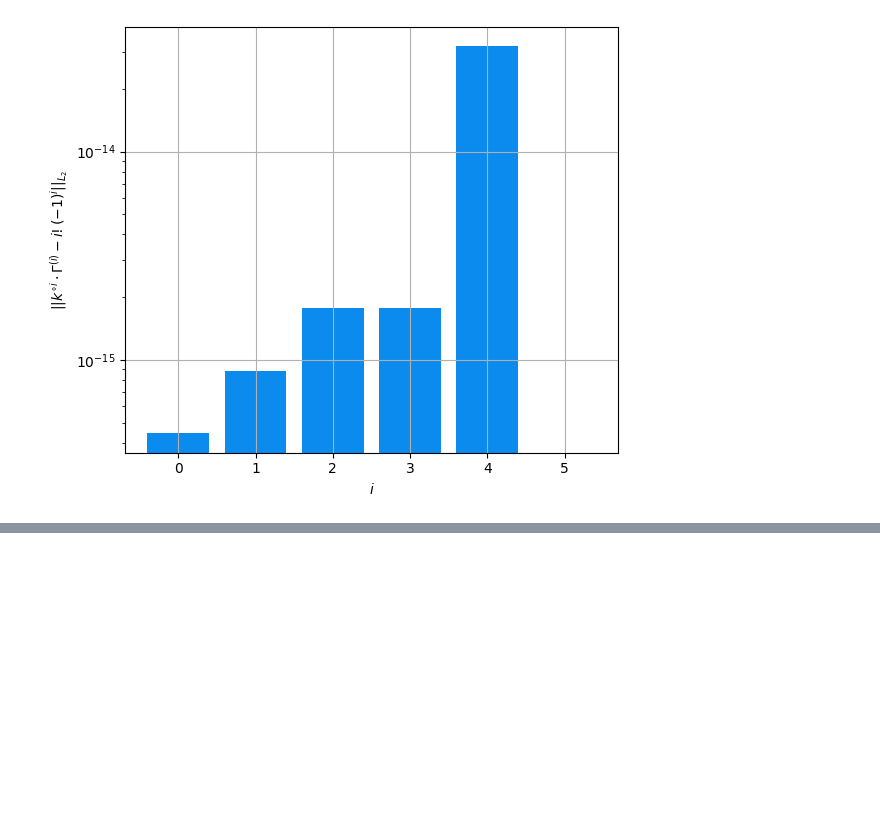
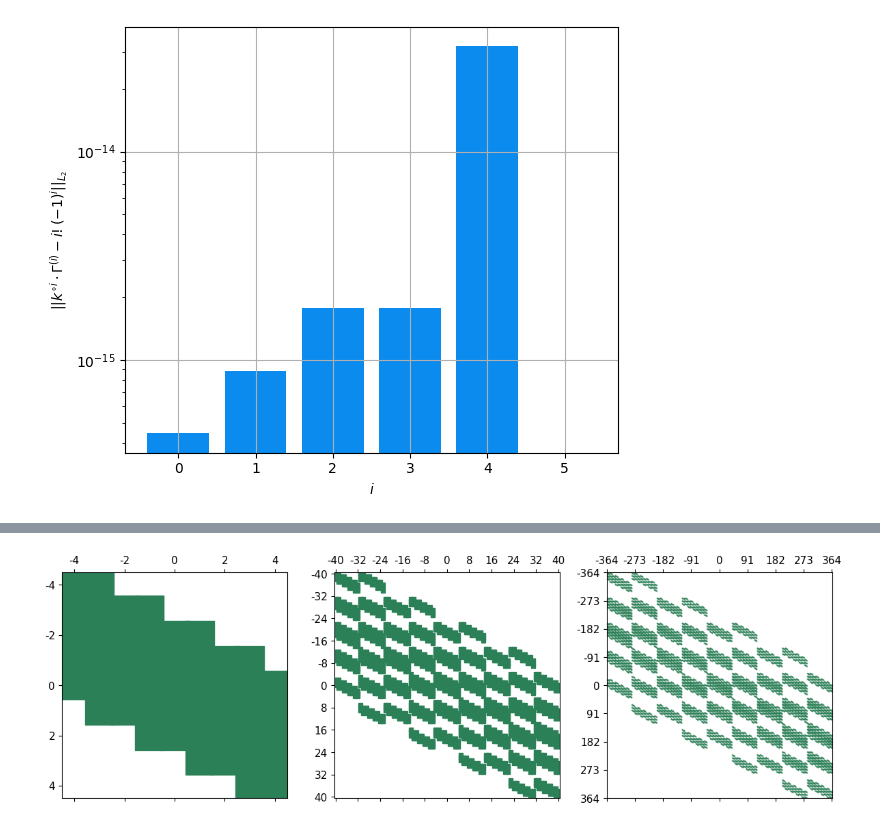
Before and after one commit to JonasErbesdobler/PyWVLTConCoeff, a Jupyter notebook: notebooks/debug.ipynb, the cells around one changed output, grey strips where cells are left out. Drawn from its saved outputs; the diff is of its cells as text; code cells hidden in the pictures; blank space fills up the shorter version.

```diff
--- a/notebooks/debug.ipynb
+++ b/notebooks/debug.ipynb
@@ -258,0 +518,27 @@ plt.plot(test[0])
+# %%
+from matplotlib import rcParams
+rcParams.update({'font.size': 11})
+
+fig, ax = plt.subplots(1, 3, figsize=(12, 4))
+ax[0].spy(two_term_ref, markersize=30, color="#2b8057")
+ax[0].set_xticks(np.arange(0, two_term_ref.shape[0], 2))
+ax[0].set_yticks(np.arange(0, two_term_ref.shape[0], 2))
+ax[0].set_xticklabels(np.arange(-4, 5, 2))
+ax[0].set_yticklabels(np.arange(-4, 5, 2))
+ax[0].set_aspect('equal')
+ax[1].spy(three_term_ref, markersize=4, color="#2b8057")
+ax[1].set_xticks(np.arange(0, three_term_ref.shape[0], 8))
+ax[1].set_yticks(np.arange(0, three_term_ref.shape[0], 8))
+ax[1].set_xticklabels(np.arange(-40, 41, 8))
+ax[1].set_yticklabels(np.arange(-40, 41, 8))
+ax[1].set_aspect('equal')
+ax[2].spy(four_term_ref, markersize=0.1, color="#2b8057")
+ax[2].set_xticks(np.arange(0, four_term_ref.shape[0], 91))
+ax[2].set_yticks(np.arange(0, four_term_ref.shape[0], 91))
+ax[2].set_xticklabels(np.arange(-364, 365, 91))
+ax[2].set_yticklabels(np.arange(-364, 365, 91))
+ax[2].set_aspect('equal')
+fig.tight_layout()
+fig.savefig('../figures/refinement_matrices_db3_pop.pdf', dpi=200)
+# %% [output]
+[figure, added]
```
Also changed, not shown: parts of 16 cells of this notebook, 4 other files.
